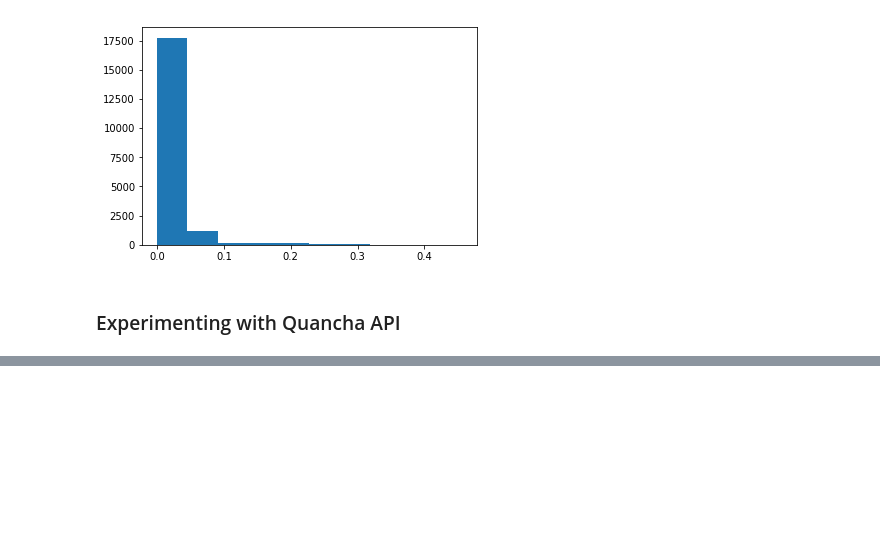
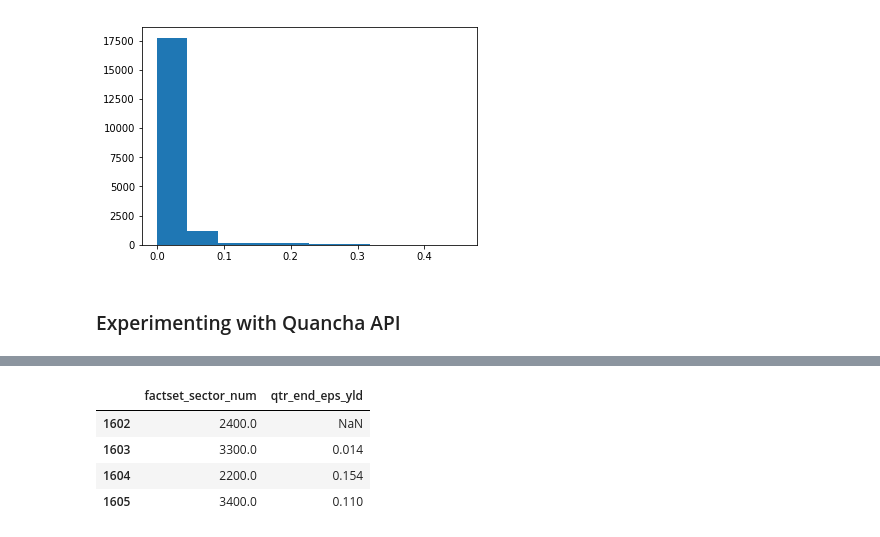
Before and after one commit to jlewis425/anomalies-in-earnings-release-reactions, a Jupyter notebook: fsm_sandbox.ipynb, the cells around one changed output, grey strips where cells are left out. Saved outputs shown, nothing was run; the diff lists cells and outputs as text; code cells hidden in the pictures; blank space fills up the shorter version.

```diff
--- a/fsm_sandbox.ipynb
+++ b/fsm_sandbox.ipynb
@@ -611,0 +655,8 @@ new_dates
+# %%
+df.tail(4)
+# %% [output]
+|  | factset_sector_num | qtr_end_eps_yld |
+| 1602 | 2400.0 | NaN |
+| 1603 | 3300.0 | 0.014 |
+| 1604 | 2200.0 | 0.154 |
+| 1605 | 3400.0 | 0.110 |
```
Also changed, not shown: parts of 11 cells of this notebook.
